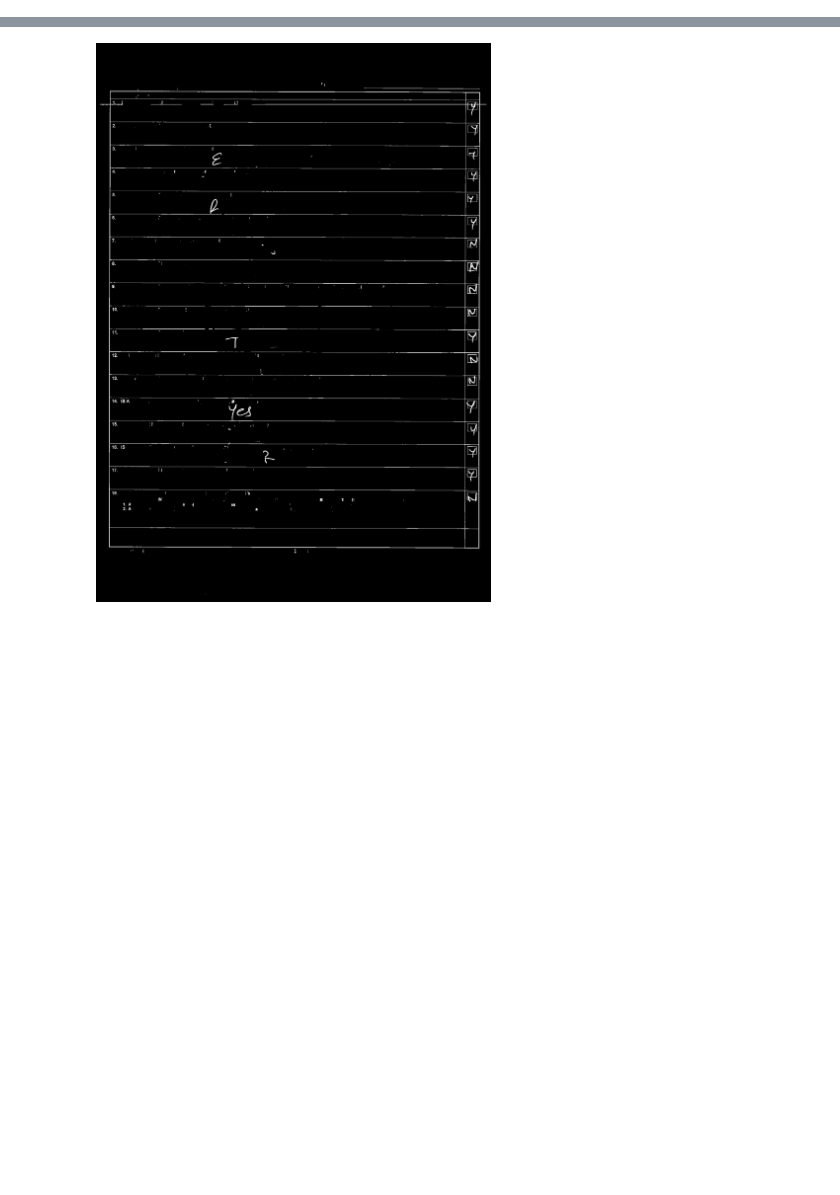
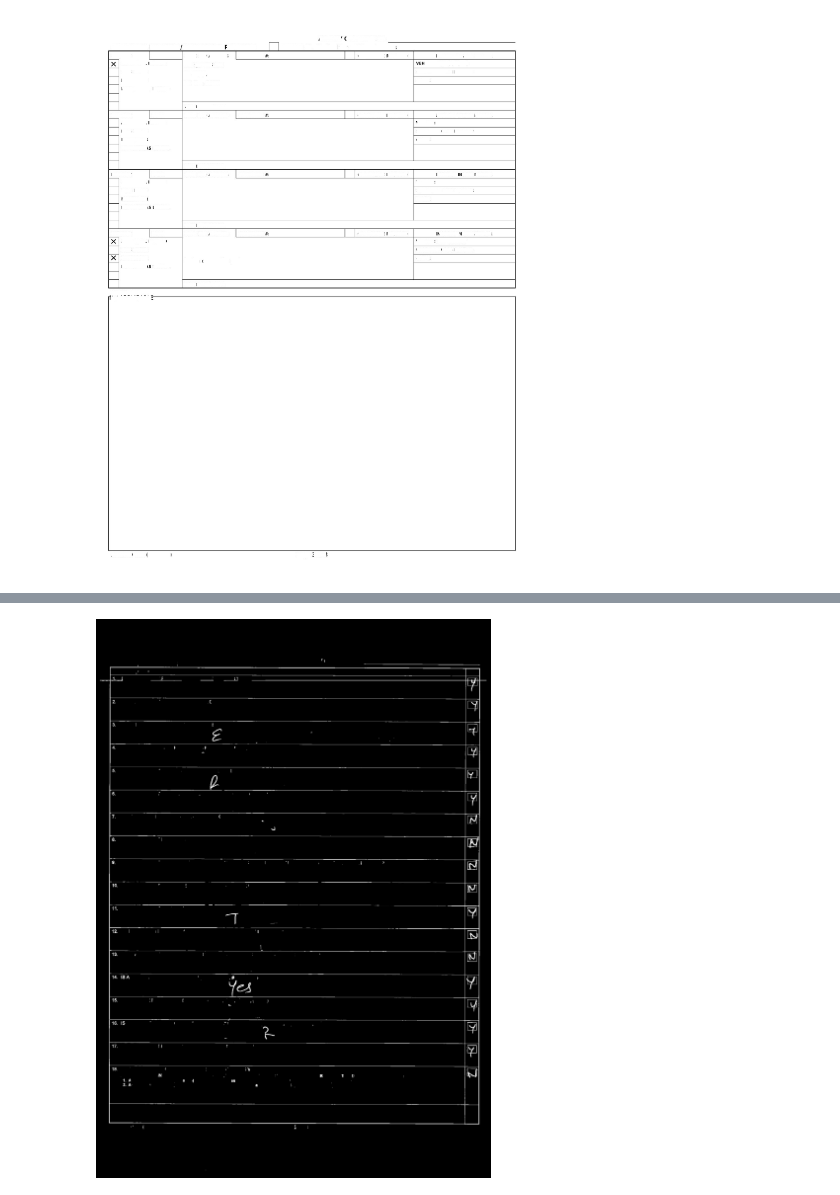
Before and after one commit to maheshmadhusudanan/EAST, a Jupyter notebook: pipeline/open-cv-fix-broken-lines.ipynb, the cells around one changed output, grey strips where cells are left out. Drawn from its saved outputs; the diff is of its cells as text; code cells hidden in the pictures; blank space fills up the shorter version.

```diff
--- a/pipeline/open-cv-fix-broken-lines.ipynb
+++ b/pipeline/open-cv-fix-broken-lines.ipynb
@@ -18,11 +19,19 @@ rng.seed(12345)
 pp = pprint.PrettyPrinter(indent=4)
 # %%
 file_ready_for_lines_detection = os.path.join(os.path.dirname(os.path.realpath("__file__")),"phase0-output/processed/88d1c53a-4933-55ab-9223-3d14f4d87a07-e6722290_pg-0_sg-0_M.jpg")
-# input_file = os.path.join(os.path.dirname(os.path.realpath("__file__")),"phase0-output/processed/b2432346-2637-5e69-a752-128f71c1bb44-1d8625b3_pg-0_sg-0.jpg")
-input_file = os.path.join(os.path.dirname(os.path.realpath("__file__")),"phase0-output/processed/b2432346-2637-5e69-a752-128f71c1bb44-e2455027_pg-1_sg-0_M.jpg")
+# input_file = os.path.join(os.path.dirname(os.path.realpath("__file__")),"phase0-output/processed/b2432346-2637-5e69-a752-128f71c1bb44-1d8625b3_pg-0_sg-0_M.jpg")
+# input_file = os.path.join(os.path.dirname(os.path.realpath("__file__")),"phase0-output/processed/b2432346-2637-5e69-a752-128f71c1bb44-e2455027_pg-1_sg-0_M.jpg")
 # input_file = os.path.join(os.path.dirname(os.path.realpath("__file__")),"phase0-output/processed/88d1c53a-4933-55ab-9223-3d14f4d87a07-e6722290_pg-0_sg-0_M.jpg")
+input_file = os.path.join(os.path.dirname(os.path.realpath("__file__")),"phase0-output/processed/88d1c53a-4933-55ab-9223-3d14f4d87a07-e2993783_pg-2_sg-0_M.jpg")
+# input_file = os.path.join(os.path.dirname(os.path.realpath("__file__")),"phase0-output/processed/88d1c53a-4933-55ab-9223-3d14f4d87a07-6231e166_pg-1_sg-0_M.jpg")
 # %%
 # img = cv2.imread(file_ready_for_lines_detection)
 img = cv2.imread(input_file)
 orig_img = cv2.imread(input_file)
 line_only_img = cv2.imread(file_ready_for_lines_detection)
+
+resize = scale_img(orig_img,0.25,0.25)
+
+display(Image.fromarray(img))
+# %% [output]
+[figure, added]
```
Also changed, not shown: parts of 28 cells of this notebook, 9 other files.
